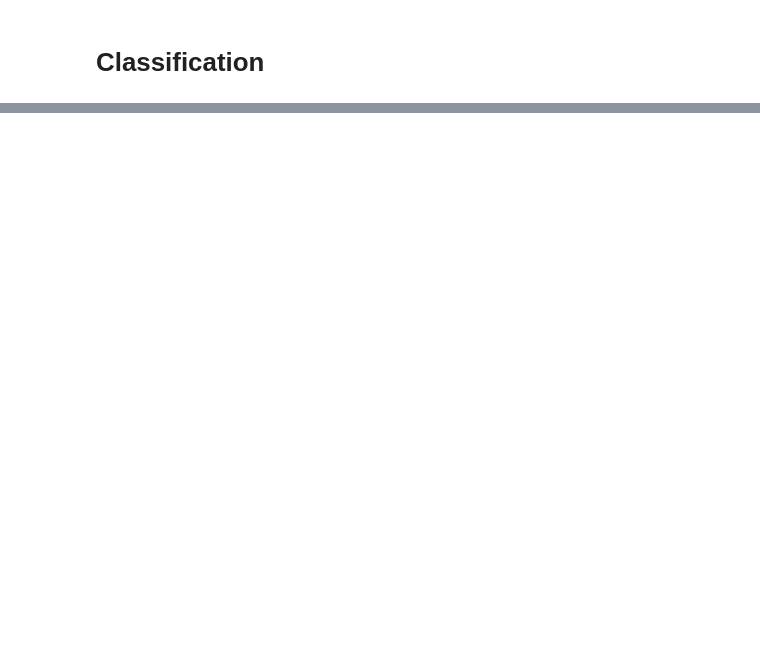
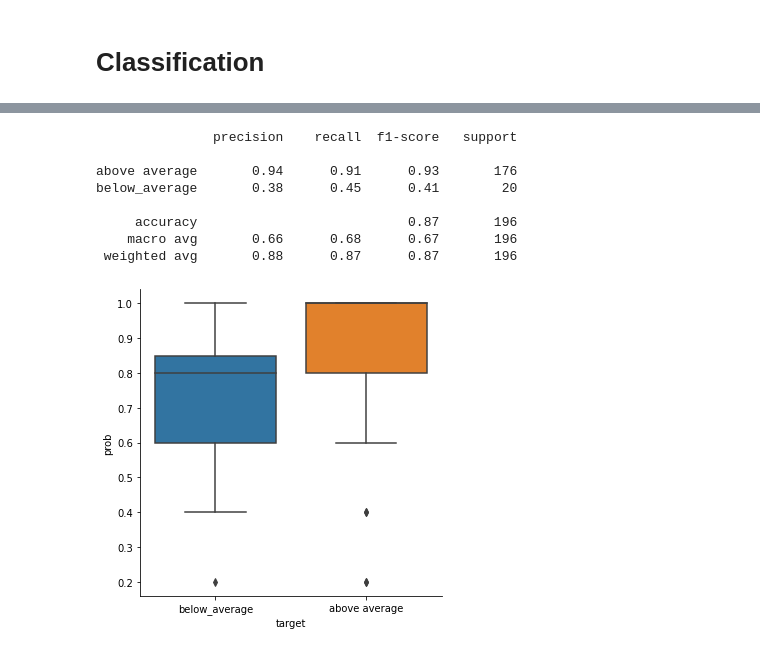
Before and after one commit to MalouO/small_business, a Jupyter notebook: notebooks/M- Classification.ipynb, the cells around one changed output, grey strips where cells are left out. Drawn from its saved outputs; the diff is of its cells as text; code cells hidden in the pictures; blank space fills up the shorter version.

```diff
--- a/notebooks/M- Classification.ipynb
+++ b/notebooks/M- Classification.ipynb
@@ -121,0 +157,10 @@ array(['3_q', '3_q', '3_q', '3_q', '3_q', '3_q', 'below_avg', '3_q',
+# %%
+probsknn = []
+def thresholdknn(probabilities):
+    for i in probabilities[:,0]:
+        if i< 0.8:
+            probsknn.append('below_average')
+        else:
+            probsknn.append('above average')
+
+    return np.array(probsknn)
@@ -121,0 +198,20 @@ array(['3_q', '3_q', '3_q', '3_q', '3_q', '3_q', 'below_avg', '3_q',
+# %%
+knn = KNeighborsClassifier(n_neighbors = 5,weights= 'uniform' )
+knn.fit(pipe.fit_transform(X_train),yc_train)
+y_predknn = knn.predict(pipe.transform(X_test))
+y_probknn = knn.predict_proba(pipe.transform(X_test))
+res = pd.DataFrame({'prob': y_probknn[:,0],
+                   'target':yc_test})
+sns.catplot(data = res, x = 'target', y = 'prob', kind = 'box')
+thresholdknn(y_probknn)
+print(classification_report(yc_test, probsknn))
+# %% [output]
+               precision    recall  f1-score   support
+
+above average       0.94      0.91      0.93       176
+below_average       0.38      0.45      0.41        20
+
+     accuracy                           0.87       196
+    macro avg       0.66      0.68      0.67       196
+ weighted avg       0.88      0.87      0.87       196
+[figure, added]
```
Also changed, not shown: parts of 24 cells of this notebook, 3 other files.
